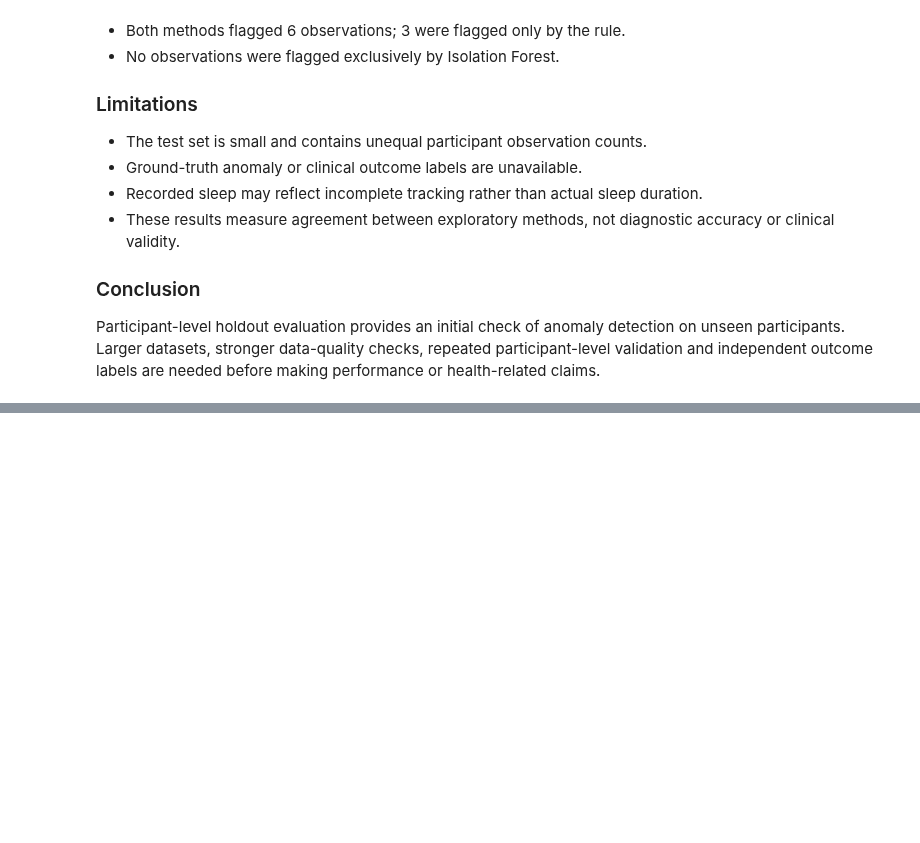
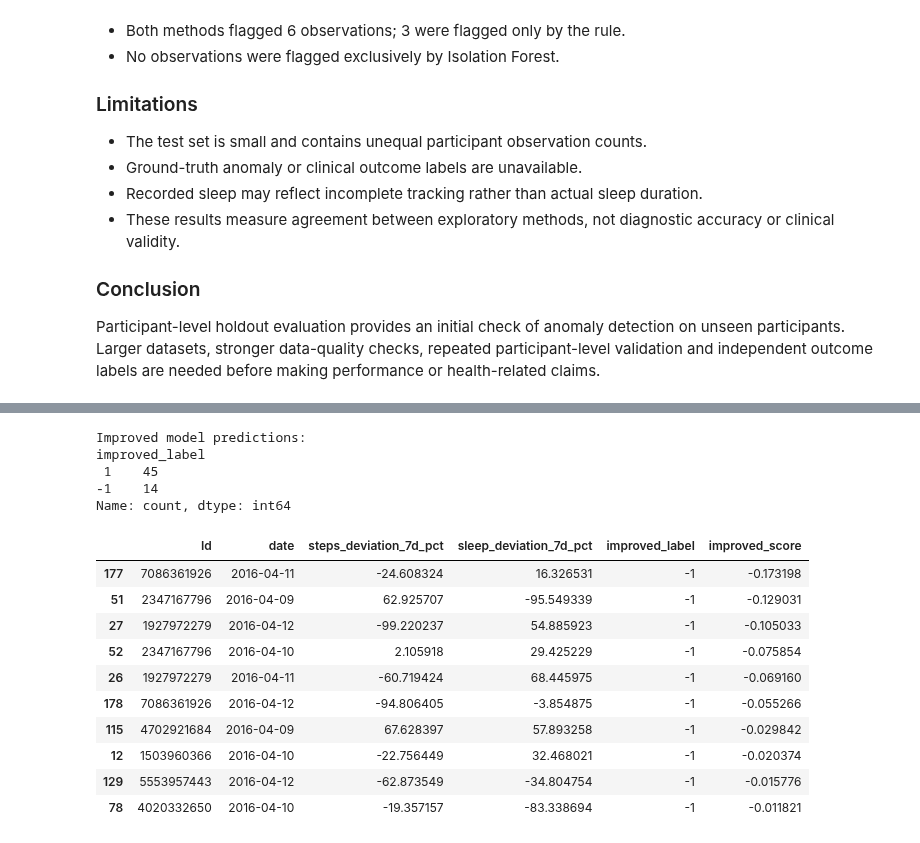
Before and after one commit to mukulsharmao7/Health-AI, a Jupyter notebook: notebooks/07_model_evaluation.ipynb, the cells around one changed output, grey strips where cells are left out. Saved outputs shown, nothing was run; the diff lists cells and outputs as text; code cells hidden in the pictures; blank space fills up the shorter version.

```diff
--- a/notebooks/07_model_evaluation.ipynb
+++ b/notebooks/07_model_evaluation.ipynb
@@ -138,0 +287,20 @@ Participant-level holdout evaluation provides an initial check of anomaly detect
+# %%
+from sklearn.ensemble import IsolationForest
+
+improved_features = [
+    "steps_deviation_7d_pct",
+    "sleep_deviation_7d_pct",
+    "steps_previous_3obs",
+    "sleep_previous_3obs"
+]
+
+model_data = evaluation_data.dropna(
+    subset=improved_features
+).copy()
+
+X_improved = model_data[improved_features]
+
+print("Original observations:", len(evaluation_data))
+print("Usable observations:", len(model_data))
+print("Excluded observations:", len(evaluation_data) - len(model_data))
+print("Missing values:\n", X_improved.isna().sum())
@@ -138,0 +317,44 @@ Participant-level holdout evaluation provides an initial check of anomaly detect
+# %%
+improved_model = IsolationForest(
+    n_estimators=100,
+    contamination="auto",
+    random_state=42
+)
+
+improved_model.fit(X_improved)
+
+model_data["improved_label"] = improved_model.predict(X_improved)
+model_data["improved_score"] = improved_model.decision_function(X_improved)
+
+print("\nImproved model predictions:")
+print(model_data["improved_label"].value_counts())
+
+display(
+    model_data[
+        [
+            "Id",
+            "date",
+            "steps_deviation_7d_pct",
+            "sleep_deviation_7d_pct",
+            "improved_label",
+            "improved_score"
+        ]
+    ].sort_values("improved_score").head(10)
+)
+# %% [output]
+Improved model predictions:
+improved_label
+ 1    45
+-1    14
+Name: count, dtype: int64
+|  | Id | date | steps_deviation_7d_pct | sleep_deviation_7d_pct | improved_label | improved_score |
+| 177 | 7086361926 | 2016-04-11 | -24.608324 | 16.326531 | -1 | -0.173198 |
+| 51 | 2347167796 | 2016-04-09 | 62.925707 | -95.549339 | -1 | -0.129031 |
+| 27 | 1927972279 | 2016-04-12 | -99.220237 | 54.885923 | -1 | -0.105033 |
+| 52 | 2347167796 | 2016-04-10 | 2.105918 | 29.425229 | -1 | -0.075854 |
+| 26 | 1927972279 | 2016-04-11 | -60.719424 | 68.445975 | -1 | -0.069160 |
+| 178 | 7086361926 | 2016-04-12 | -94.806405 | -3.854875 | -1 | -0.055266 |
+| 115 | 4702921684 | 2016-04-09 | 67.628397 | 57.893258 | -1 | -0.029842 |
+| 12 | 1503960366 | 2016-04-10 | -22.756449 | 32.468021 | -1 | -0.020374 |
+| 129 | 5553957443 | 2016-04-12 | -62.873549 | -34.804754 | -1 | -0.015776 |
+| 78 | 4020332650 | 2016-04-10 | -19.357157 | -83.338694 | -1 | -0.011821 |
```
Also changed, not shown: parts of 5 cells of this notebook, 1 other file.
